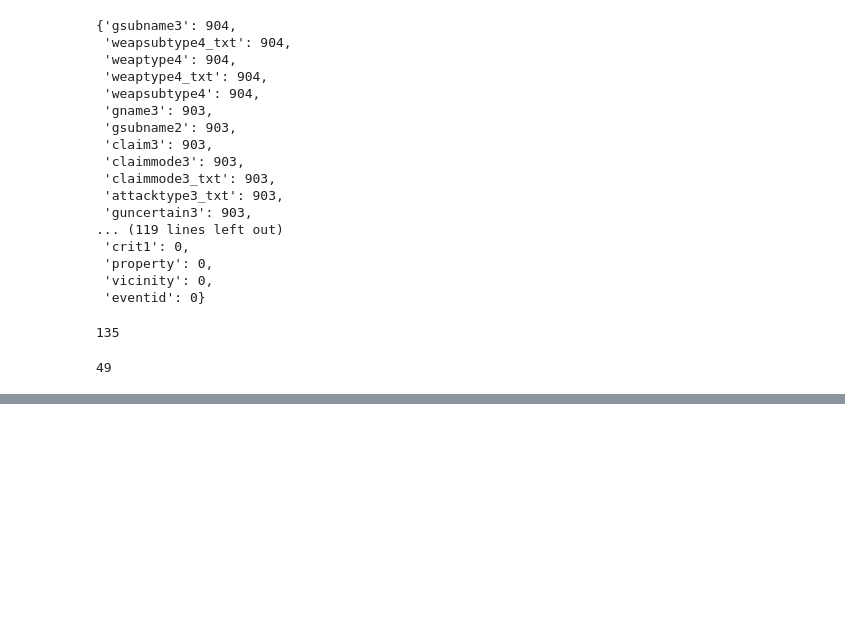
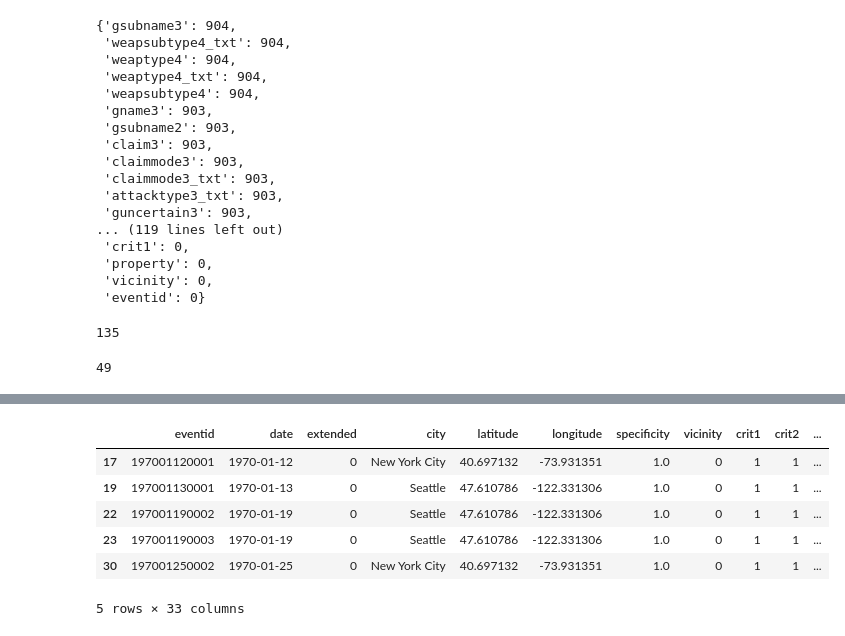
Before and after one commit to samcast1/Capstone-2---Global-Terrorism, a Jupyter notebook: notebooks/1.0-sc-initial-data-exploration.ipynb, the cells around one changed output, grey strips where cells are left out. Drawn from its saved outputs; the diff is of its cells as text; code cells hidden in the pictures; blank space fills up the shorter version.

```diff
--- a/notebooks/1.0-sc-initial-data-exploration.ipynb
+++ b/notebooks/1.0-sc-initial-data-exploration.ipynb
@@ -291,0 +461,17 @@ dtype: int64
+# %%
+col_list = list(gtd_adj_types.columns)
+col_list.insert(1, col_list.pop())
+col_drop = ['iyear','imonth','iday']
+
+gtd_adj_types = gtd_adj_types[col_list]
+gtd_adj_types.drop(columns = col_drop, inplace = True)
+# %%
+gtd_adj_types.head()
+# %% [output]
+|  | eventid | date | extended | city | latitude | longitude | specificity | vicinity | crit1 | crit2 | ... |
+| 17 | 197001120001 | 1970-01-12 | 0 | New York City | 40.697132 | -73.931351 | 1.0 | 0 | 1 | 1 | ... |
+| 19 | 197001130001 | 1970-01-13 | 0 | Seattle | 47.610786 | -122.331306 | 1.0 | 0 | 1 | 1 | ... |
+| 22 | 197001190002 | 1970-01-19 | 0 | Seattle | 47.610786 | -122.331306 | 1.0 | 0 | 1 | 1 | ... |
+| 23 | 197001190003 | 1970-01-19 | 0 | Seattle | 47.610786 | -122.331306 | 1.0 | 0 | 1 | 1 | ... |
+| 30 | 197001250002 | 1970-01-25 | 0 | New York City | 40.697132 | -73.931351 | 1.0 | 0 | 1 | 1 | ... |
+5 rows × 33 columns
```
Also changed, not shown: parts of 22 cells of this notebook, 1 other file.
